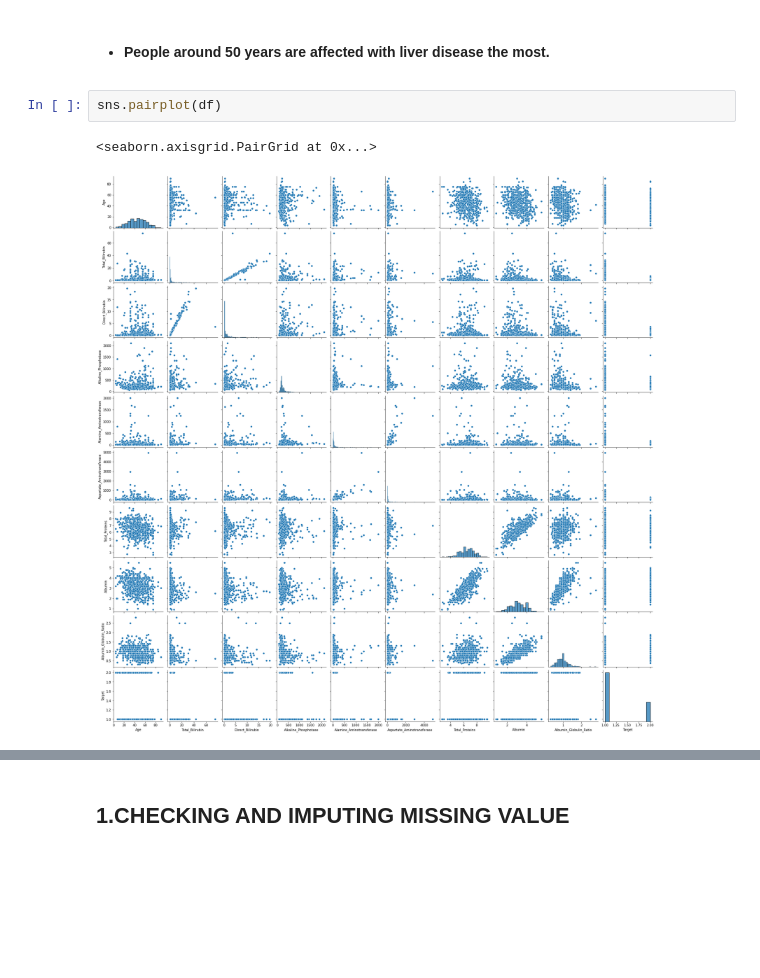
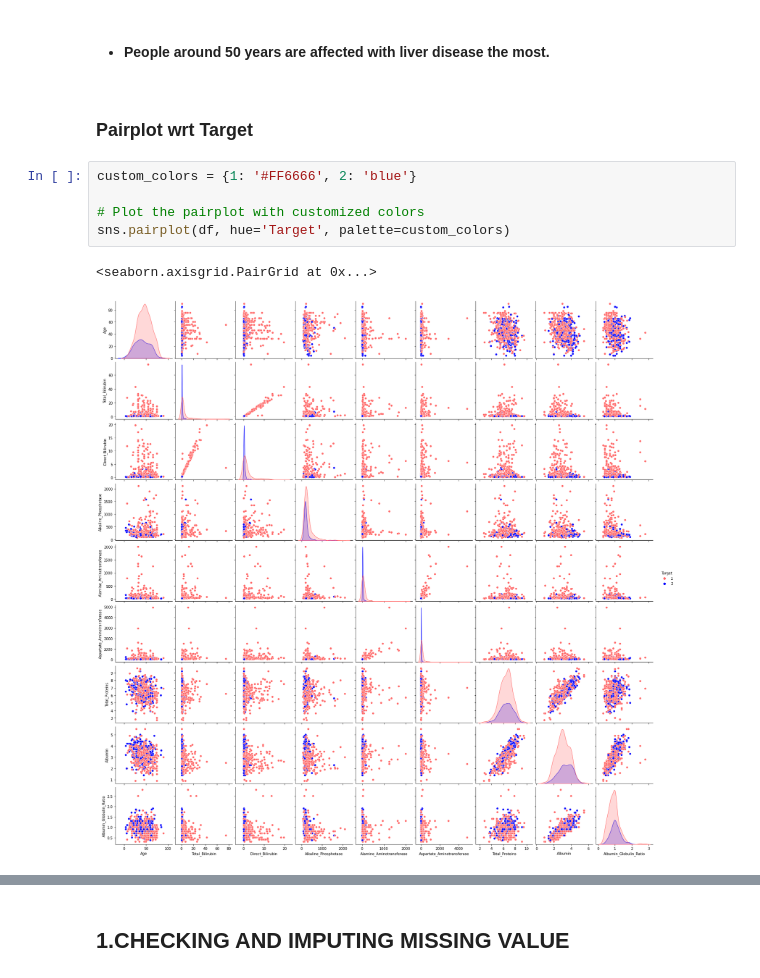
Before and after one commit to munawirapallam/LiverPatient, a Jupyter notebook: LiverDisease.ipynb, the cells around one changed output, grey strips where cells are left out. Saved outputs shown, nothing was run; the diff lists cells and outputs as text; blank space fills up the shorter version.

```diff
--- a/LiverDisease.ipynb
+++ b/LiverDisease.ipynb
@@ -198,8 +327,13 @@ plt.tight_layout()
 [figure]
 # %% [markdown]
 * #### People around 50 years are affected with liver disease the most.
+# %% [markdown]
+### Pairplot wrt Target
 # %%
-sns.pairplot(df)
+custom_colors = {1: '#FF6666', 2: 'blue'}
+
+# Plot the pairplot with customized colors
+sns.pairplot(df, hue='Target', palette=custom_colors)
 # %% [output]
 <seaborn.axisgrid.PairGrid at 0x...>
-[figure, old version]
+[figure, new version]
```
Also changed, not shown: parts of 137 cells of this notebook.
